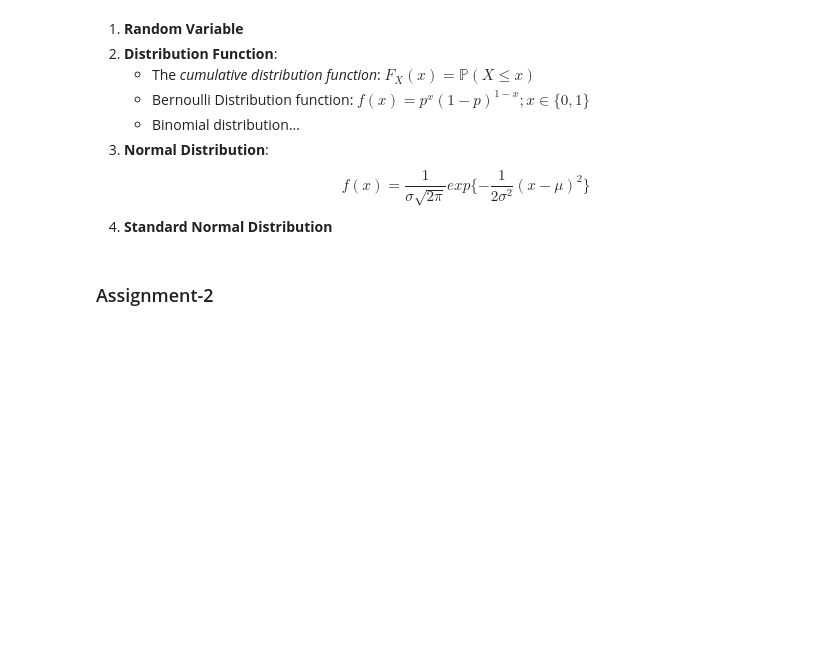
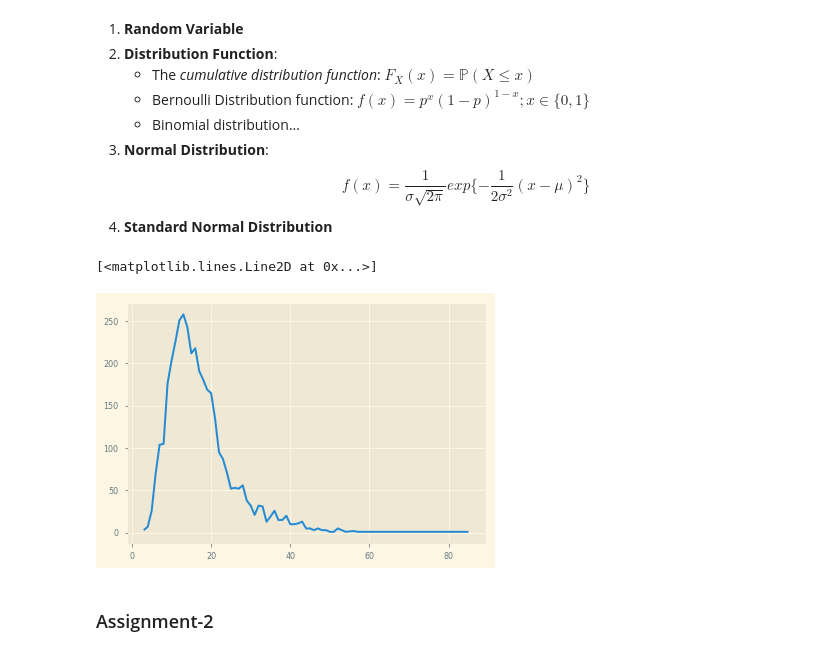
Before and after one commit to coding-blocks-archives/machine-learning-2-pitampura-june-2019, a Jupyter notebook: class_02/Libraries and Statistical Computation.ipynb, the cells around one changed output. Cells and saved outputs as stored; diff of their text form; code cells hidden in the pictures; blank space fills up the shorter version.

```diff
--- a/class_02/Libraries and Statistical Computation.ipynb
+++ b/class_02/Libraries and Statistical Computation.ipynb
@@ -53,2 +196,6 @@
+# %%
+movies.drop(['movie_imdb_link'],inplace=True,axis=1)
+# %%
+movies.dropna(inplace=True)
 # %%
 # Get the values as numpy array and check shape
@@ -93,6 +279,21 @@ $$ f(x) = \frac{1}{\sigma \sqrt{2 \pi}} exp\{- \frac{1}{2 \sigma^2} (x - \mu)^2
 4. __Standard Normal Distribution__
 # %%
 # Create and plot frequency of each title length
+z = movies["movie_title"].values
+title_len = [len(ix) for ix in z]
+# %%
+len_dict = {}
+
+for ix in title_len:
+    if ix in len_dict.keys():
+        len_dict[ix] += 1
+    else:
+        len_dict[ix] = 1
+# %%
+plt.plot(len_dict.keys(),len_dict.values())
+# %% [output]
+[<matplotlib.lines.Line2D at 0x...>]
+[figure, added]
 # %% [markdown]
 ### Assignment-2
 # %%
```
Also changed, not shown: parts of 21 cells of this notebook.
